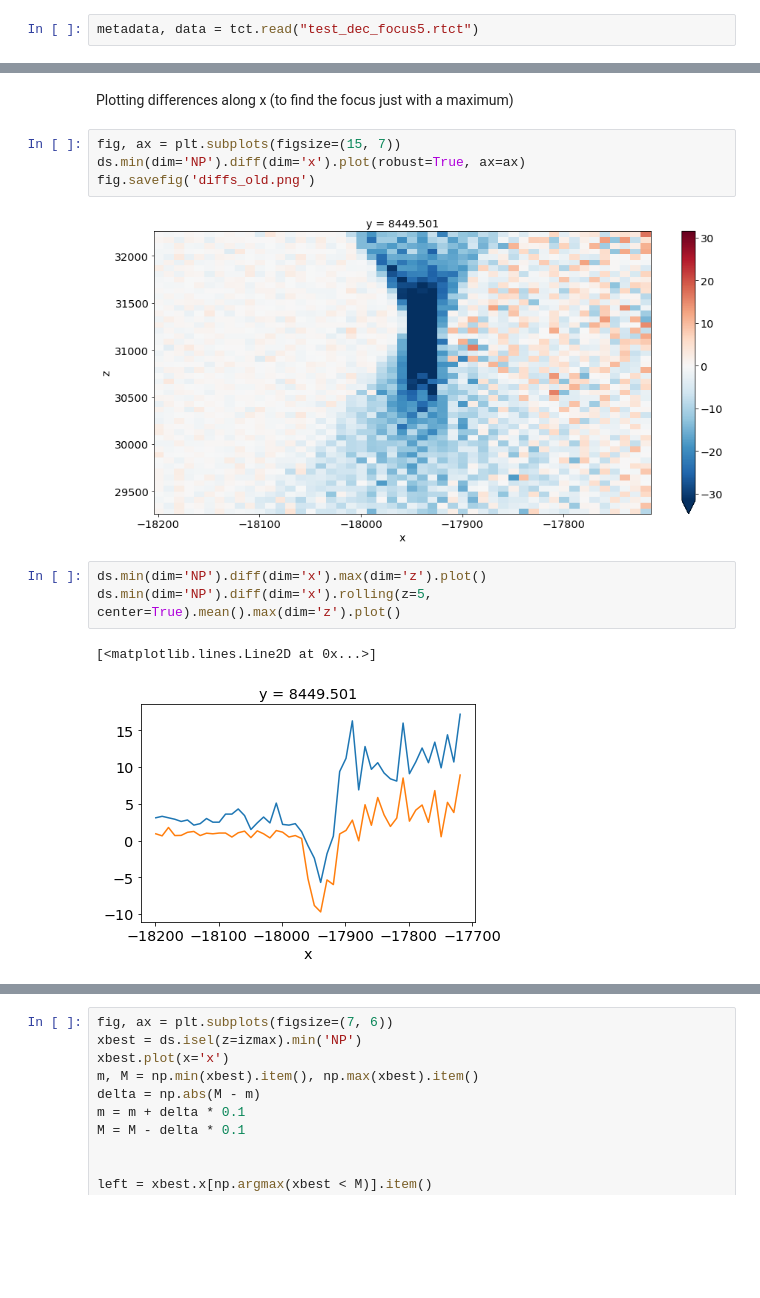
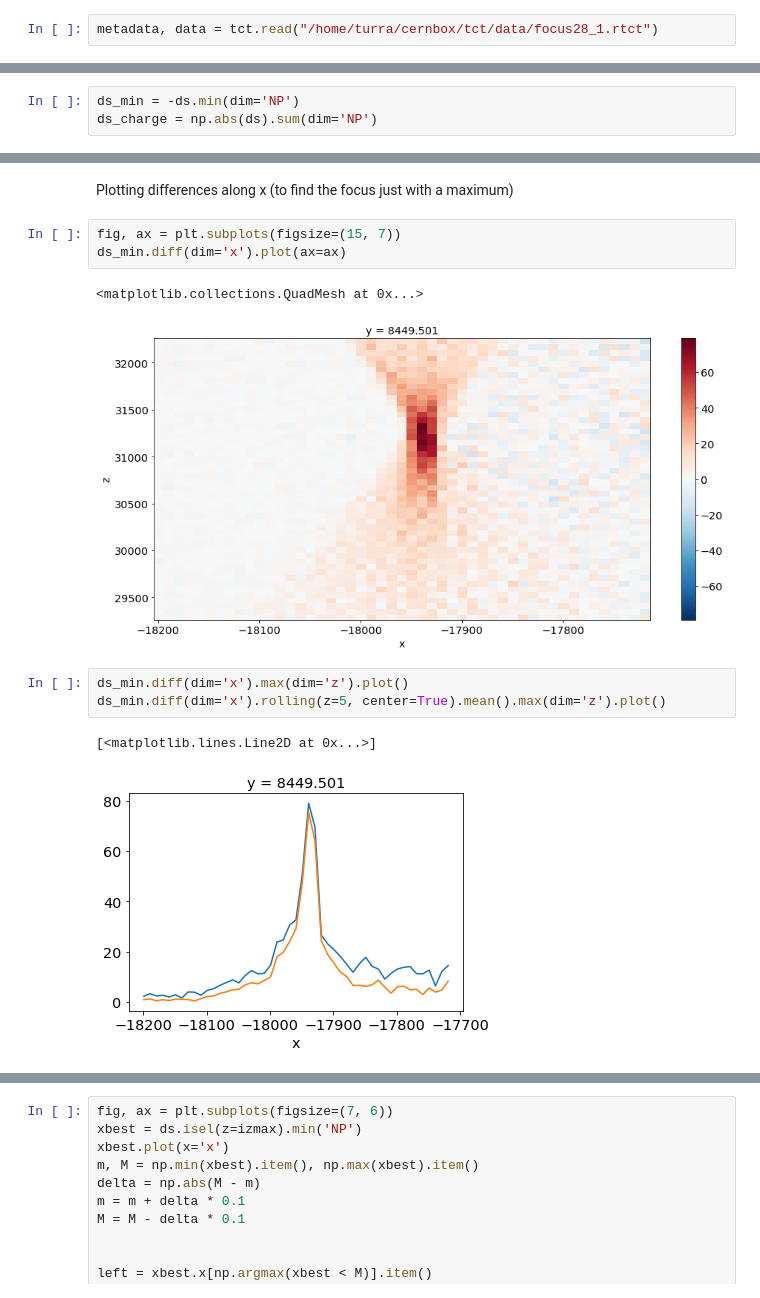
Before and after one commit to wiso/pytct, a Jupyter notebook: examples/focusing.ipynb, the cells around one changed output, grey strips where cells are left out. Saved outputs shown, nothing was run; the diff lists cells and outputs as text; blank space fills up the shorter version.

```diff
--- a/examples/focusing.ipynb
+++ b/examples/focusing.ipynb
@@ -13,4 +179,4 @@ pylab.rcParams.update(params)
 # %% [markdown]
 ## Import with custom python code
 # %%
-metadata, data = tct.read("test_dec_focus5.rtct")
+metadata, data = tct.read("/home/turra/cernbox/tct/data/focus28_1.rtct")
@@ -213,3 +211,6 @@ ds.max(dim='NP').plot(robust=True, vmin=-100, vmax=1000, ax=ax)
+# %%
+ds_min = -ds.min(dim='NP')
+ds_charge = np.abs(ds).sum(dim='NP')
 # %% [markdown]
 Plot signal shape inside well inside the sensor
 # %%
@@ -222,15 +235,15 @@ fig.savefig('steps.pdf')
 Plotting differences along x (to find the focus just with a maximum)
 # %%
 fig, ax = plt.subplots(figsize=(15, 7))
-ds.min(dim='NP').diff(dim='x').plot(robust=True, ax=ax)
-fig.savefig('diffs_old.png')
+ds_min.diff(dim='x').plot(ax=ax)
 # %% [output]
+<matplotlib.collections.QuadMesh at 0x...>
-[figure, old version]
+[figure, new version]
 # %%
-ds.min(dim='NP').diff(dim='x').max(dim='z').plot()
-ds.min(dim='NP').diff(dim='x').rolling(z=5, center=True).mean().max(dim='z').plot()
+ds_min.diff(dim='x').max(dim='z').plot()
+ds_min.diff(dim='x').rolling(z=5, center=True).mean().max(dim='z').plot()
 # %% [output]
 [<matplotlib.lines.Line2D at 0x...>]
-[figure, old version]
+[figure, new version]
 # %%
 fig, ax = plt.subplots(figsize=(5, 4))
```
Also changed, not shown: parts of 42 cells of this notebook, 1 other file.
